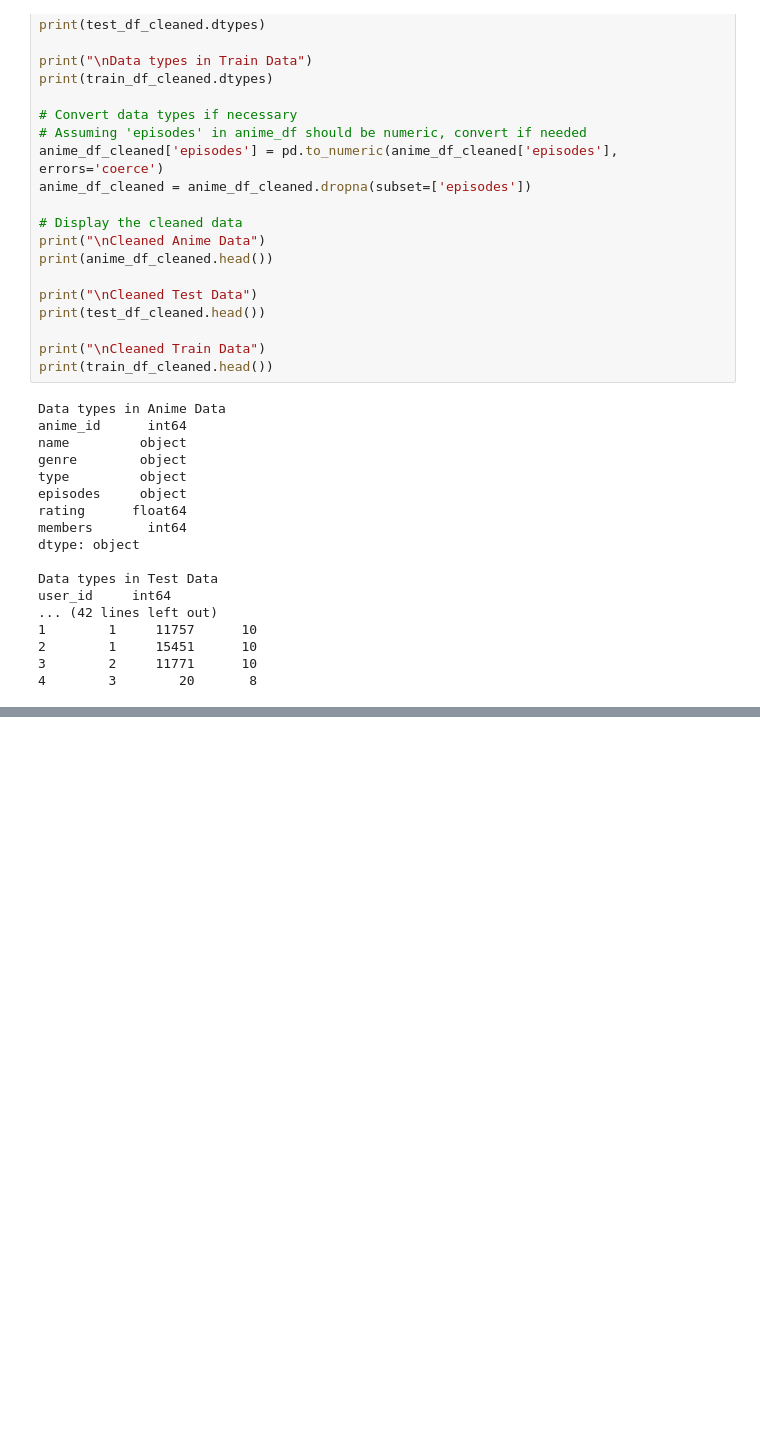
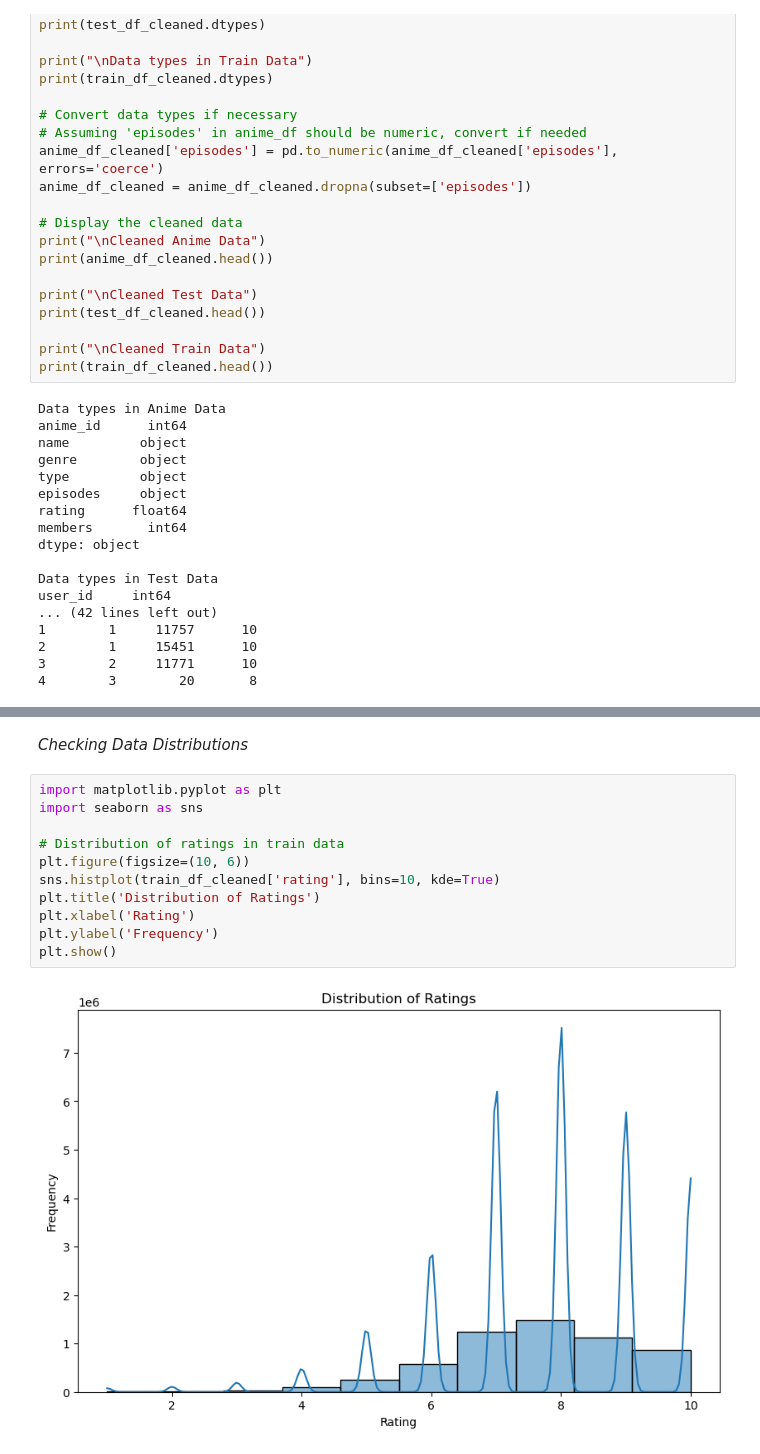
Before and after one commit to justin9503/2401FTDS_Unsupervised-Learning-Project-Team-EG3, a Jupyter notebook: Unsupervised_Learning_Team_EG3.ipynb, the cells around one changed output, grey strips where cells are left out. Cells and saved outputs as stored; diff of their text form; blank space fills up the shorter version.

```diff
--- a/Unsupervised_Learning_Team_EG3.ipynb
+++ b/Unsupervised_Learning_Team_EG3.ipynb
@@ -136,0 +195,15 @@ user_id     int64
+# %% [markdown]
+*Checking Data Distributions*
+# %%
+import matplotlib.pyplot as plt
+import seaborn as sns
+
+# Distribution of ratings in train data
+plt.figure(figsize=(10, 6))
+sns.histplot(train_df_cleaned['rating'], bins=10, kde=True)
+plt.title('Distribution of Ratings')
+plt.xlabel('Rating')
+plt.ylabel('Frequency')
+plt.show()
+# %% [output]
+[figure, added]
```
Also changed, not shown: parts of 22 cells of this notebook.
